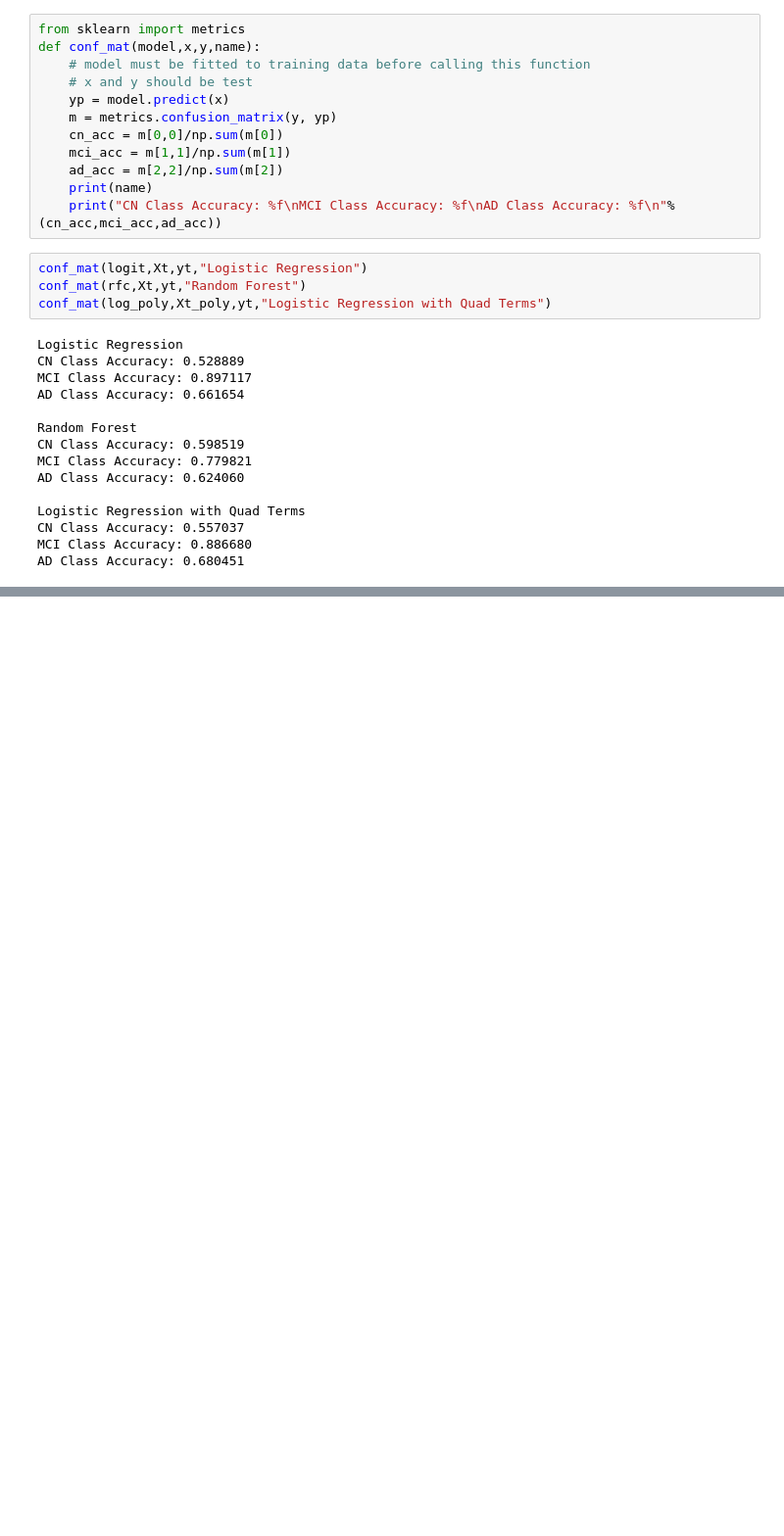
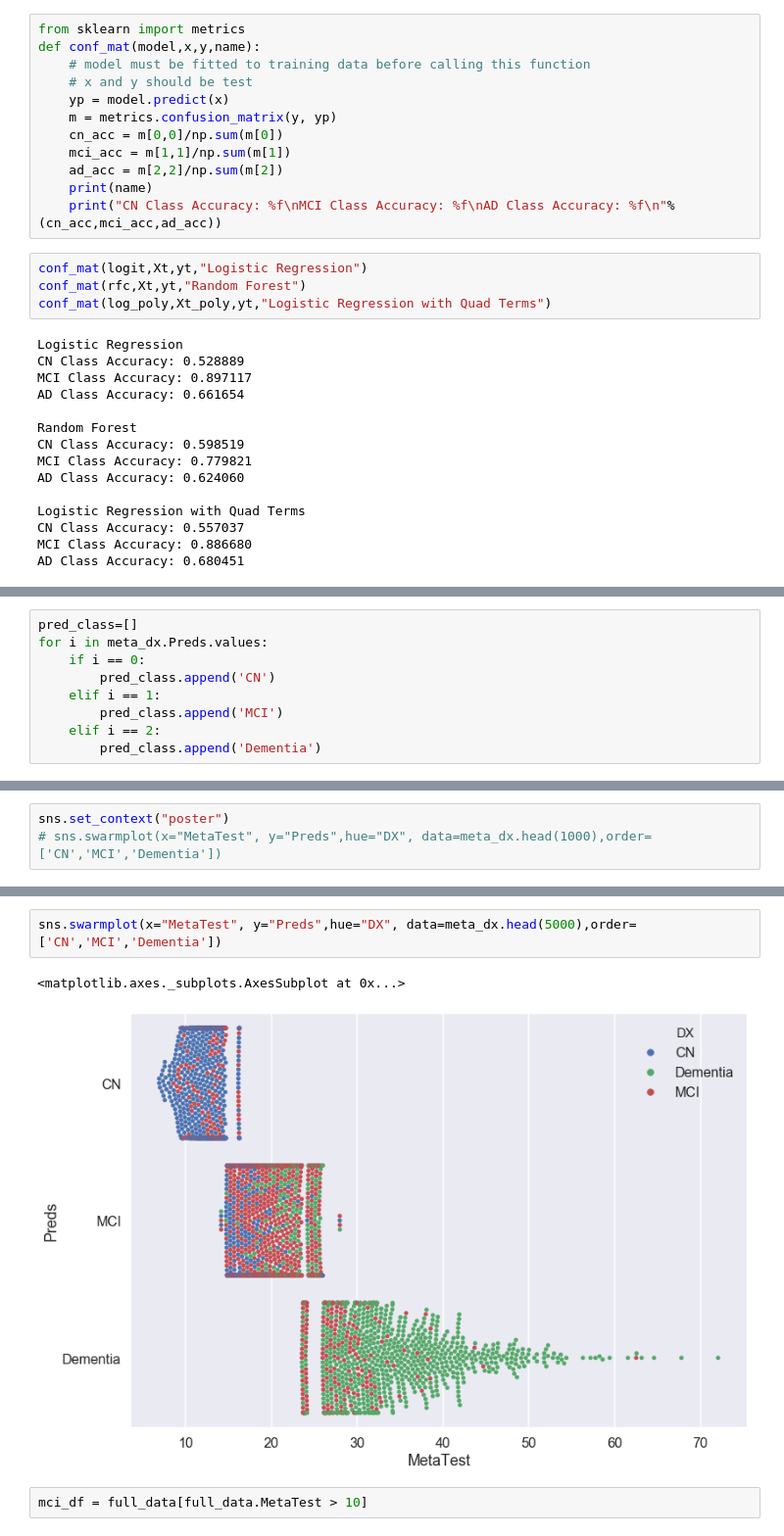
Before and after one commit to agasthyaps/CS109-Final, a Jupyter notebook: ADNI Project (Messing around with Classification).ipynb, the cells around one changed output, grey strips where cells are left out. Shown: that part at 98% size. Cells and saved outputs as stored; diff of their text form; blank space fills up the shorter version.

```diff
--- a/ADNI Project (Messing around with Classification).ipynb
+++ b/ADNI Project (Messing around with Classification).ipynb
@@ -414,0 +463,9 @@ meta_dx.head()
+# %%
+pred_class=[]
+for i in meta_dx.Preds.values:
+    if i == 0:
+        pred_class.append('CN')
+    elif i == 1:
+        pred_class.append('MCI')
+    elif i == 2:
+        pred_class.append('Dementia')
@@ -414,0 +480,3 @@ meta_dx.head()
+# %%
+sns.set_context("poster")
+# sns.swarmplot(x="MetaTest", y="Preds",hue="DX", data=meta_dx.head(1000),order=['CN','MCI','Dementia'])
@@ -414,0 +491,7 @@ meta_dx.head()
+# %%
+sns.swarmplot(x="MetaTest", y="Preds",hue="DX", data=meta_dx.head(5000),order=['CN','MCI','Dementia'])
+# %% [output]
+<matplotlib.axes._subplots.AxesSubplot at 0x...>
+[figure, added]
+# %%
+mci_df = full_data[full_data.MetaTest > 10]
```
Also changed, not shown: parts of 23 cells of this notebook.
